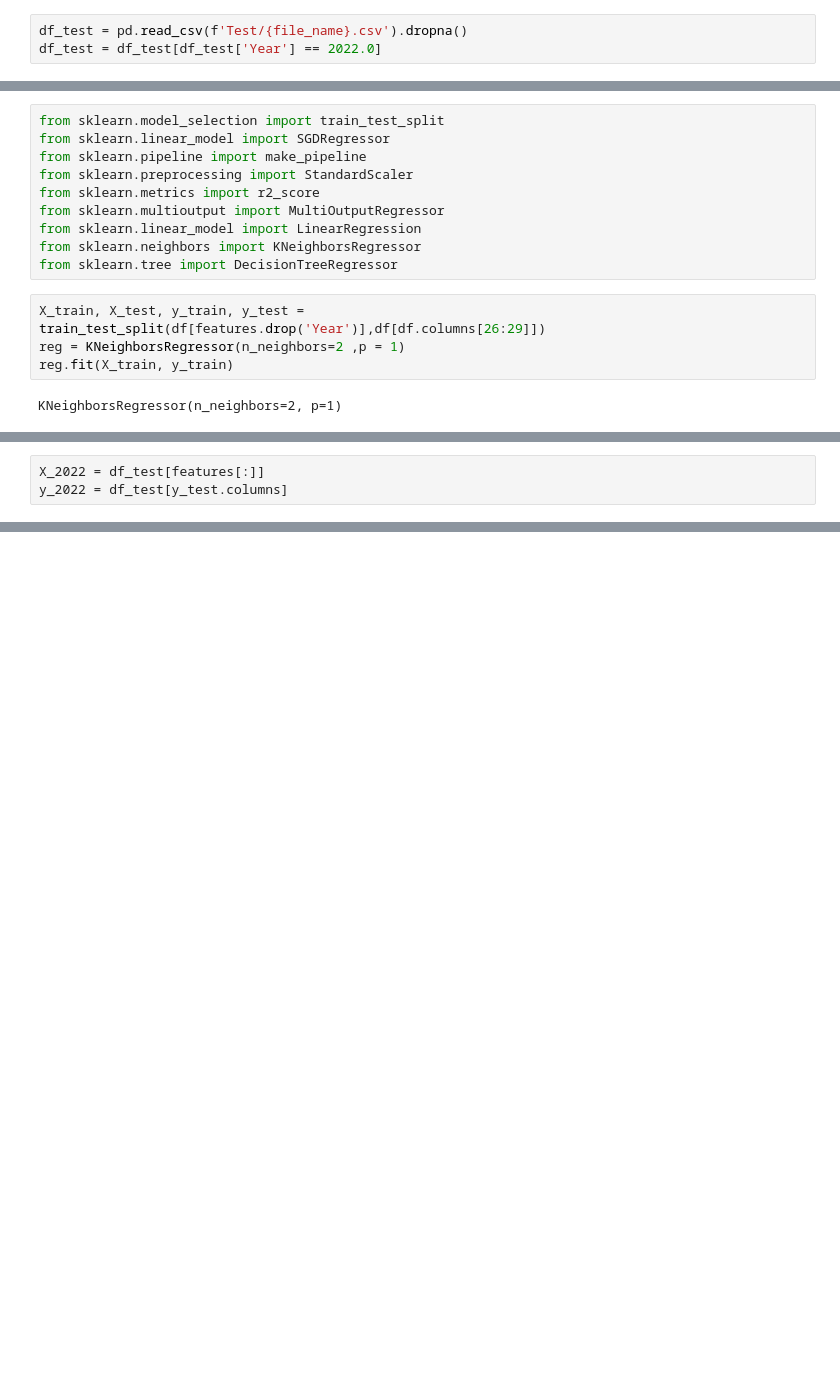
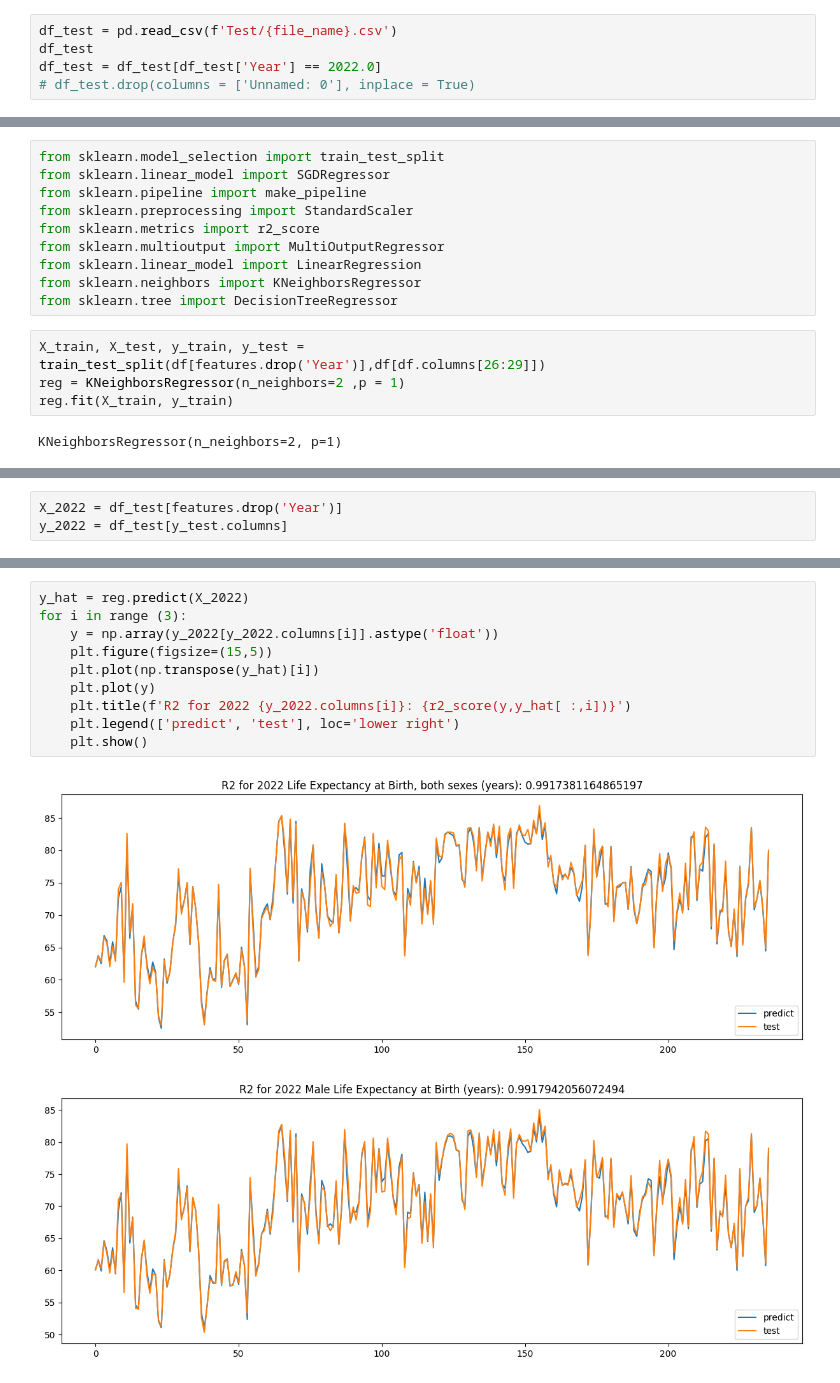
Before and after one commit to dibaaminshahidi/Life_Expectancy, a Jupyter notebook: Model.ipynb, the cells around one changed output, grey strips where cells are left out. Cells and saved outputs as stored; diff of their text form; blank space fills up the shorter version.

Commit message:
Plot added and bug fixed

```diff
--- a/Model.ipynb
+++ b/Model.ipynb
@@ -15,8 +15,10 @@ file_name = 'Country_Area'
 df = pd.read_csv(f'Train/{file_name}.csv')
 df.drop(columns = ['Unnamed: 0'], inplace = True)
 # %%
-df_test = pd.read_csv(f'Test/{file_name}.csv').dropna()
+df_test = pd.read_csv(f'Test/{file_name}.csv')
+df_test
 df_test = df_test[df_test['Year'] == 2022.0]
+# df_test.drop(columns = ['Unnamed: 0'], inplace = True)
 # %%
 df.head()
 # %% [output]
@@ -195,5 +197,5 @@ R2 for Evaluation Female Life Expectancy at Birth (years): 0.9982900546128514
 # %%
-X_2022 = df_test[features[:]]
+X_2022 = df_test[features.drop('Year')]
 y_2022 = df_test[y_test.columns]
 # %%
 for i in X_2022.columns:
@@ -249,0 +244,13 @@ R2 for 2022 Female Life Expectancy at Birth (years): 0.9369528067713384
+# %%
+y_hat = reg.predict(X_2022)
+for i in range (3):
+    y = np.array(y_2022[y_2022.columns[i]].astype('float'))
+    plt.figure(figsize=(15,5))
+    plt.plot(np.transpose(y_hat)[i])
+    plt.plot(y)
+    plt.title(f'R2 for 2022 {y_2022.columns[i]}: {r2_score(y,y_hat[ :,i])}')
+    plt.legend(['predict', 'test'], loc='lower right')
+    plt.show()
+# %% [output]
+[figure, added]
+[figure, added]
```
Also changed, not shown: parts of 7 cells of this notebook.
